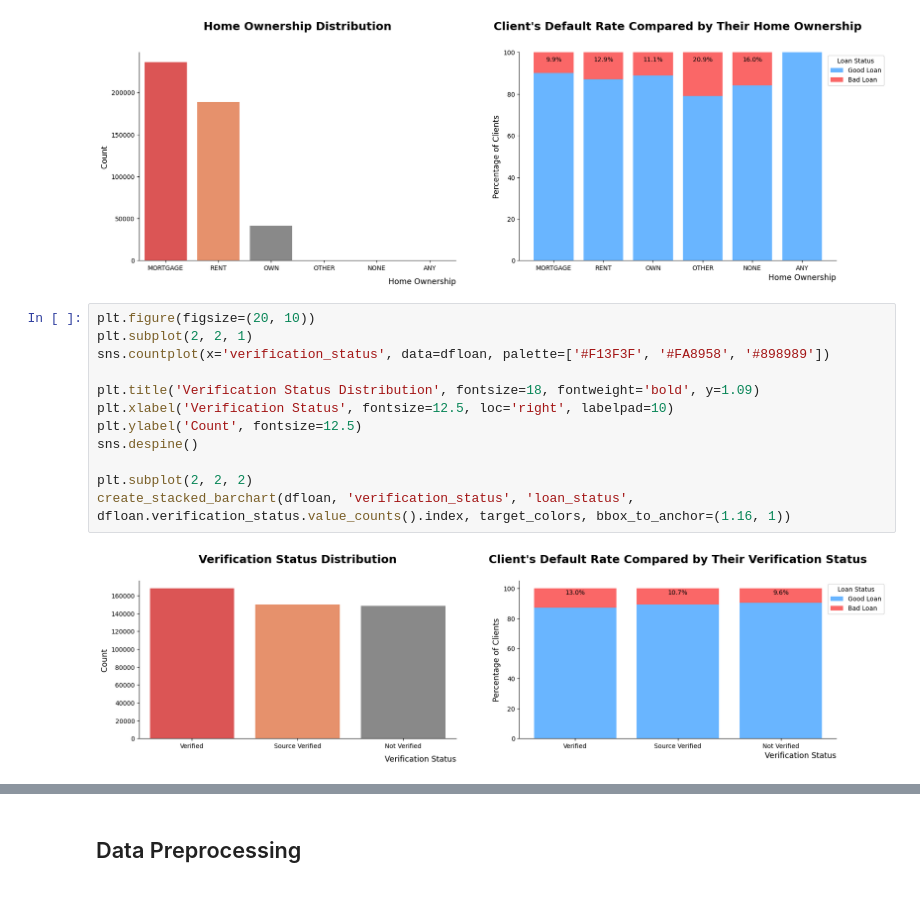
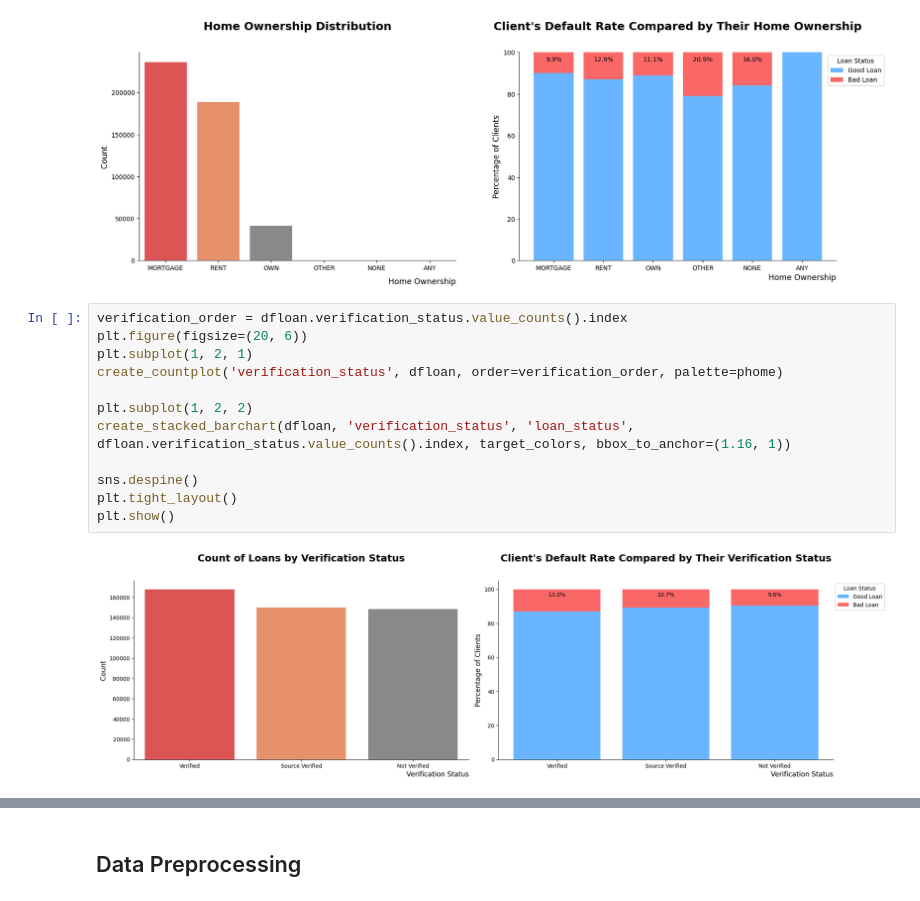
Before and after one commit to azaryasph/IDX-Partners-Project-Based-Internship-Prediction-Model, a Jupyter notebook: notebooks/Prediction Model.ipynb, the cells around one changed output, grey strips where cells are left out. Cells and saved outputs as stored; diff of their text form.

```diff
--- a/notebooks/Prediction Model.ipynb
+++ b/notebooks/Prediction Model.ipynb
@@ -940,16 +1083,16 @@ posx and posy should be finite values
 posx and posy should be finite values
 [figure]
 # %%
-plt.figure(figsize=(20, 10))
-plt.subplot(2, 2, 1)
-sns.countplot(x='verification_status', data=dfloan, palette=['#F13F3F', '#FA8958', '#898989'])
+verification_order = dfloan.verification_status.value_counts().index
+plt.figure(figsize=(20, 6))
+plt.subplot(1, 2, 1)
+create_countplot('verification_status', dfloan, order=verification_order, palette=phome)
 
-plt.title('Verification Status Distribution', fontsize=18, fontweight='bold', y=1.09)
-plt.xlabel('Verification Status', fontsize=12.5, loc='right', labelpad=10)
-plt.ylabel('Count', fontsize=12.5)
+plt.subplot(1, 2, 2)
+create_stacked_barchart(dfloan, 'verification_status', 'loan_status', dfloan.verification_status.value_counts().index, target_colors, bbox_to_anchor=(1.16, 1))
+
 sns.despine()
-
-plt.subplot(2, 2, 2)
-create_stacked_barchart(dfloan, 'verification_status', 'loan_status', dfloan.verification_status.value_counts().index, target_colors, bbox_to_anchor=(1.16, 1))
+plt.tight_layout()
+plt.show()
 # %% [output]
-[figure, old version]
+[figure, new version]
```
Also changed, not shown: parts of 29 cells of this notebook.
